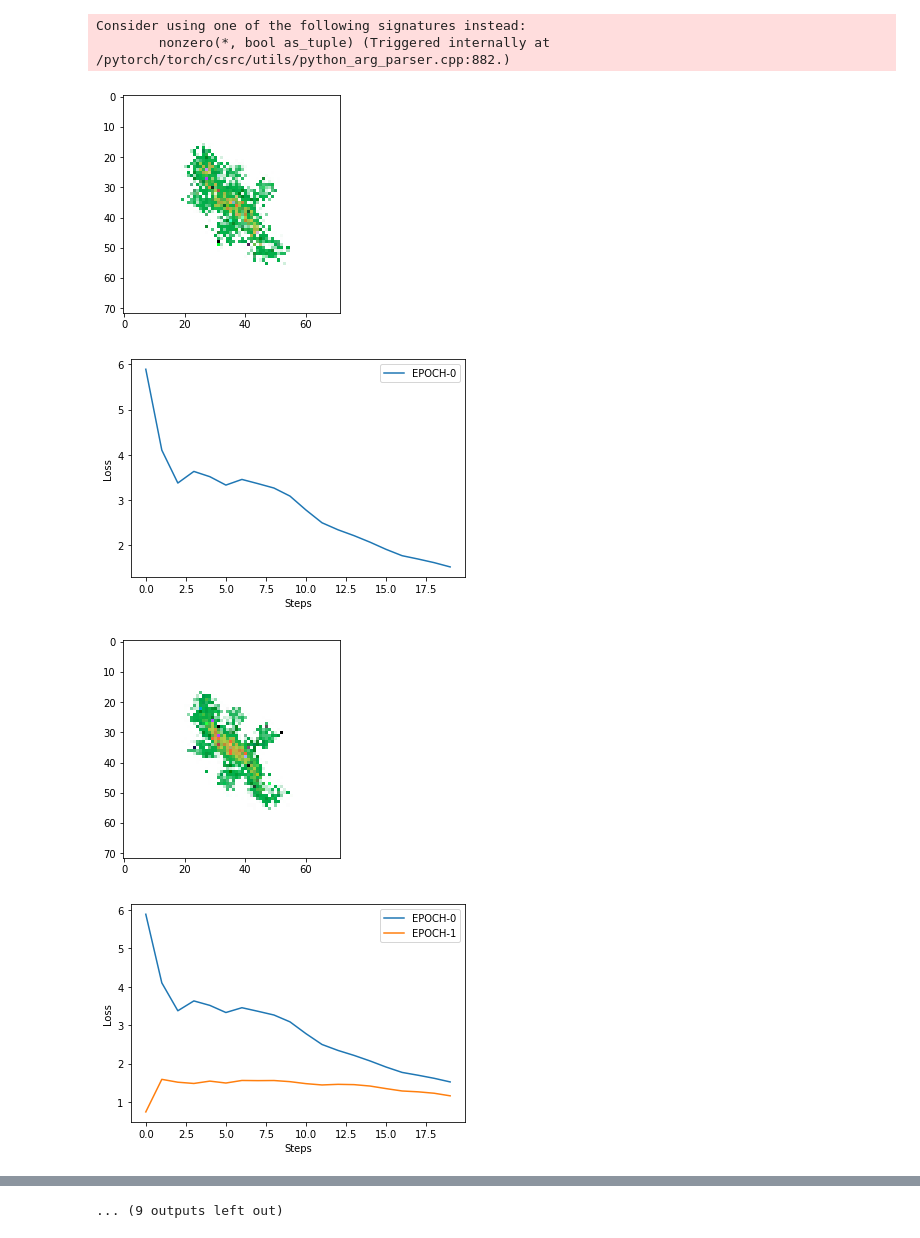
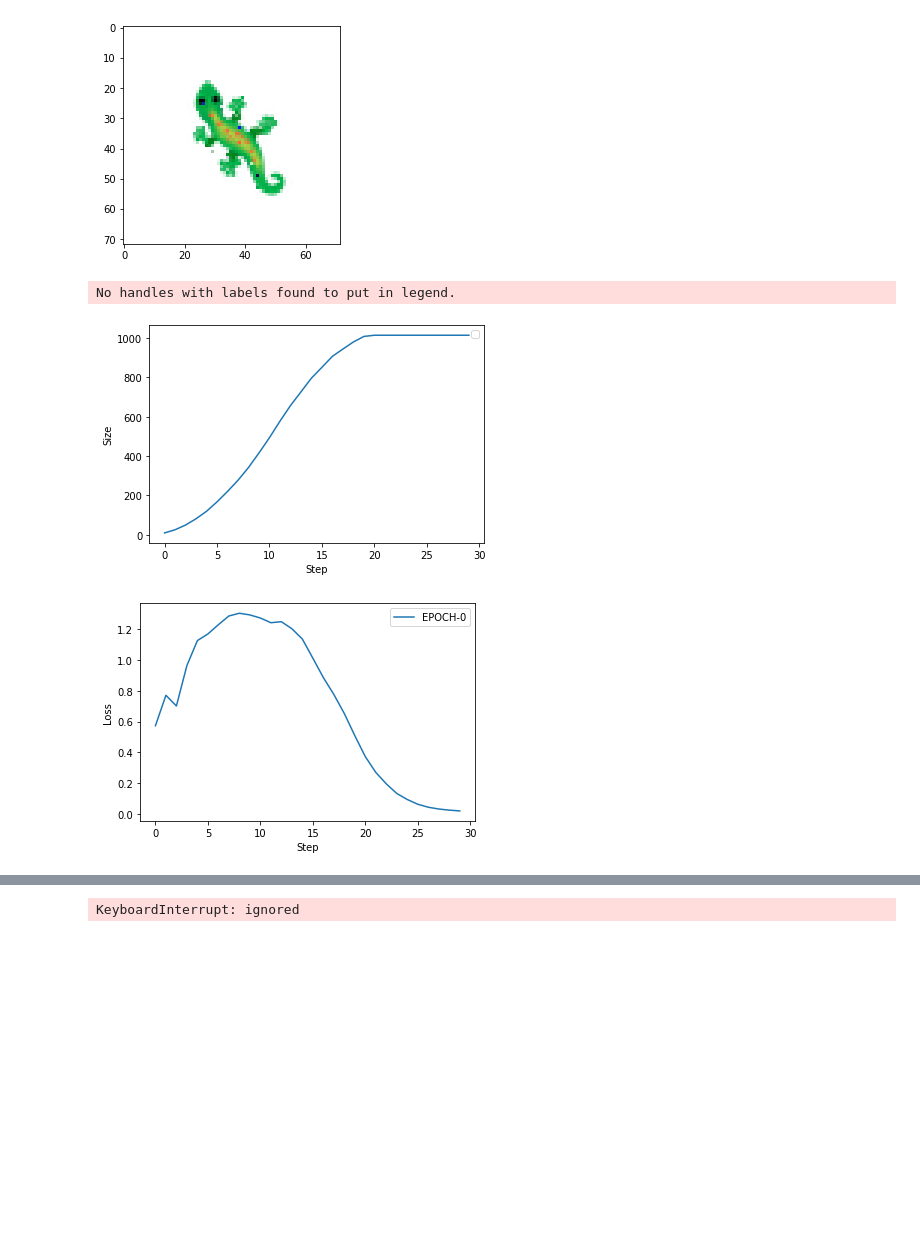
Before and after one commit to Mikcl/CellTransformer, a Jupyter notebook: Cells_are_Transformers.ipynb, the cells around one changed output, grey strips where cells are left out. Cells and saved outputs as stored; diff of their text form; code cells hidden in the pictures; blank space fills up the shorter version.

```diff
--- a/Cells_are_Transformers.ipynb
+++ b/Cells_are_Transformers.ipynb
@@ -219,7 +219,7 @@ def percieve(x):
   _,_,h,w = x.shape
   padded_x = torch.nn.functional.pad(x, pad=(1,1,1,1), mode='constant', value=0)
   stacked_image = torch.cat(
-      [padded_x[:,:,i:i+h, j:j+w]  for i in range(3) for j in range(3)]
+      [padded_x[:,:,i:i+h, j:j+w]  for j in range(3) for i in range(3)]
       ,1
   )
   return stacked_image
@@ -262,7 +262,7 @@ class CellTraining(Dataset):
         self.src = X
         self.tgt = Y
         assert X.shape[0] == Y.shape[0], 'Dataset X and Y not of same length'
-        # assert X.shape[0] == SENTENCES, 'Dataset does not match image'
+
         b = X.shape[0]
         self.SRC_MASK = torch.ones(b, ENC_SEQ_LEN).bool()
         self.TGT_MASK = torch.ones(b, DEC_SEQ_LEN).bool()
@@ -305,7 +305,7 @@ def image_to_sentences(x):
     ## maps a 3D tensor of shape (c, h, w) to a 2D tensor of (h*w, c)
     these are known as sentences or 'patches' of size one
   '''
-  return rearrange(x,'c (h p1) (w p2) -> (h w) (p1 p2 c)', p1 = 1, p2 = 1)
+  return rearrange(x,'c h w -> (h w) c')
 
 
 def sentences_to_image(x, height, width):
@@ -334,7 +334,6 @@ UPDATE_STEPS = 20
 SENTENCE_BATCH = 32
 
 EVAL_STEPS = 1
-
 
 # X - 4d tensor - maybe move this
 def get_input_values(x):
@@ -350,7 +349,6 @@ def get_input_values(x):
   X_seq_cleaned = X_seq_un_clean[valid_instances]
 
   X_seq = tokenize(X_seq_cleaned)
-  # print('X seq t', X_seq)
 
   return step_output_float_mask, valid_instances, X_seq
 
@@ -359,18 +357,23 @@ next_token_loss = [['EPOCH', 'STEP', 'LOSS']]
 epoch_losses = []
 
 for i in tqdm.tqdm(range(EPOCHS), mininterval=10., desc='training epochs'):
+  # update_steps = i+1
+  # repeats = (20 - i)**2
+  # for(r)
+
     x0 = np.repeat(seed[None,...], IMAGE_BATCH_SIZE, 0)
     x0 = torch.Tensor(x0).to(device)
     x = x0
     step_loss = []
+    step_size = []
 
     for step in tqdm.auto.tqdm(range(UPDATE_STEPS), mininterval=1., desc='update step'):
-      # print(f'epoch {i}, step {step}')
       update_step_loss = []
       step_output_float_mask, valid_instances, X_seq = get_input_values(x)
-
+      step_size.append(len(valid_instances))
       # target
       y_target = mask_target(step_output_float_mask.bool().float())[0]
+      # Extend y _ target channels here.
 
       # Prefix
       prefix = get_start_tokens(X_seq.shape[0])
@@ -384,7 +387,7 @@ for i in tqdm.tqdm(range(EPOCHS), mininterval=10., desc='training epochs'):
       # Derive dataset for training.
       dataset = CellTraining(X_seq, Y_seq)
 
-      data_loader = DataLoader(dataset=dataset, batch_size=SENTENCE_BATCH)
+      data_loader = DataLoader(dataset=dataset, batch_size=SENTENCE_BATCH, shuffle=True)
 
       enc.train(), dec.train()
       for batch_i , (src, tgt, src_mask, tgt_mask) in enumerate(data_loader):
@@ -406,52 +409,64 @@ for i in tqdm.tqdm(range(EPOCHS), mininterval=10., desc='training epochs'):
 
     enc.eval(), dec.eval()
     for step in tqdm.auto.tqdm(range(EVAL_STEPS), mininterval=1., desc='evaluation step'):
-      output_seq = image_to_sentences(x[0]).long()
+      output_seq = torch.zeros(SENTENCES, CHANNEL_N).long().to(device) # image_to_sentences(x[0]).long()
 
-      step_output_float_mask, instances, X_seq = get_input_values(x)
+      step_output_float_mask, update_instances, X_seq = get_input_values(x)
 
       dataset = CellEvaluating(X_seq)
       data_loader = DataLoader(dataset=dataset, batch_size=SENTENCE_BATCH, shuffle=False)
 
-      generated= torch.empty(size=(X_seq.shape[0], CHANNEL_N)).long().to(device)
+      generated= torch.zeros(X_seq.shape[0], CHANNEL_N).long().to(device)
+
+      # if (step == 0 or step == EVAL_STEPS-1):
+      #   plt.figure()
+      #   plt.imshow(np.hstack(np.squeeze(np.transpose(step_output_float_mask.bool().float().long().cpu().numpy(), (0,2,3,1)), axis=-1)), cmap='gray',  vmin = 0, vmax = 1)
+      #   plt.show()
 
       for batch_i , (src, src_mask) in enumerate(data_loader):
         start_tokens = (torch.ones((src.shape[0], 1)) * 1).long().to(device)
 
         context = enc(src)
 
         sample = dec.generate(start_tokens, CHANNEL_N , context = context)
         predicted_cells = sample[:, - CHANNEL_N: ]
+        # if(batch_i ==0):
+        #   print(predicted_cells[0], src[0])
         s = batch_i*SENTENCE_BATCH
 
         locations = torch.arange(s,s+predicted_cells.shape[0])
 
         generated[locations] = predicted_cells
 
-      output_seq[instances] = detokenize(generated)
+      output_seq[update_instances] = detokenize(generated)
+      # print('instance zero', output_seq[update_instances[0]])
+      output_img = sentences_to_image(output_seq, x.shape[2], x.shape[3])
 
-      output_img = sentences_to_image(output_seq, x.shape[2], x.shape[3])
       x = output_img[None,...]
     visualize_batched(x.detach().clone())
 
+    plt.figure()
+    plt.plot(step_size)
+    plt.xlabel("Step")
+    plt.ylabel("Size")
+    plt.legend()
+    plt.show()
 
     plt.figure()
     for ep, l in enumerate(epoch_losses):
       plt.plot(l, label=f'EPOCH-{ep}')
 
-    plt.xlabel("Steps")
+    plt.xlabel("Step")
     plt.ylabel("Loss")
 
     plt.legend()
     plt.show()
 
 
 
     # TODO - produced x - calculate l2 loss and add to log loss - need alignment first
 # %% [output]
+[figure, new version]
-Consider using one of the following signatures instead:
-        nonzero(*, bool as_tuple) (Triggered internally at  /pytorch/torch/csrc/utils/python_arg_parser.cpp:882.)
+No handles with labels found to put in legend.
-[figure, old version]
-[figure, old version]
+[figure, new version]
-[figure, old version]
+[figure, new version]
-[figure, removed]
@@ -465 +473 @@ Consider using one of the following signatures instead:
-... (9 outputs left out)
+KeyboardInterrupt: ignored
```
Also changed, not shown: parts of 2 cells of this notebook.
